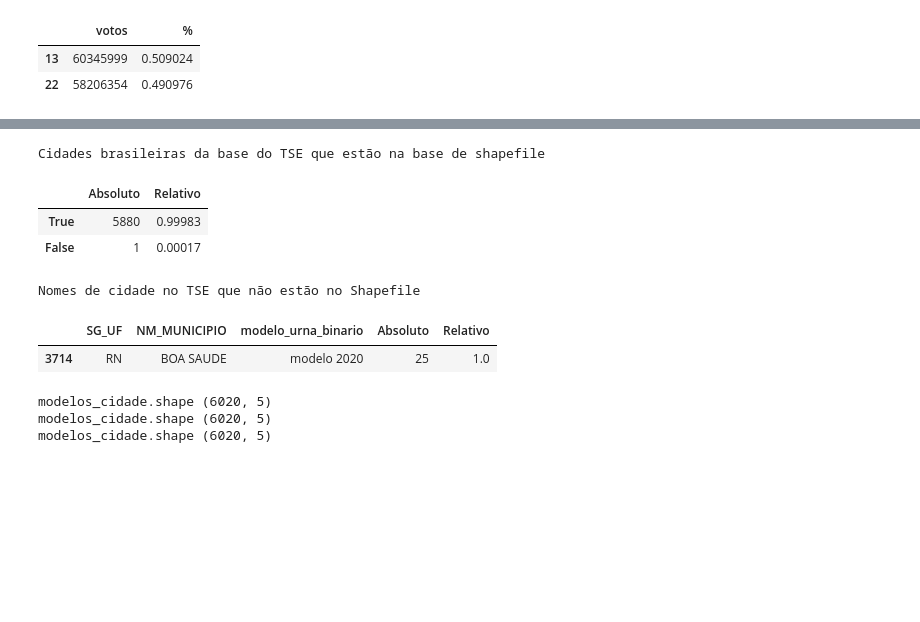
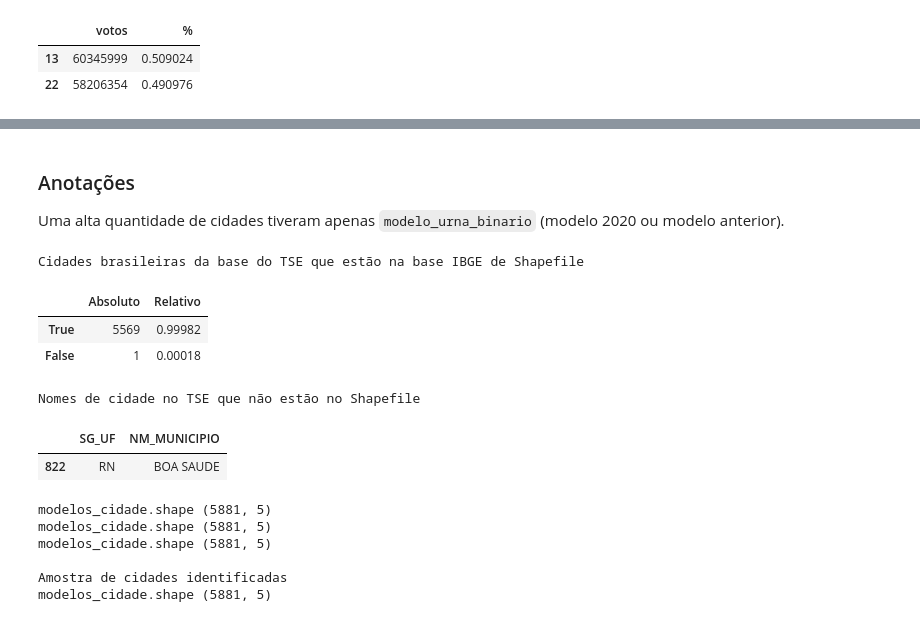
Before and after one commit to talestsp/audit2022p, a Jupyter notebook: notebooks/2.2 - AnáliseMapaVotaçãoUrnas.ipynb, the cells around one changed output, grey strips where cells are left out. Saved outputs shown, nothing was run; the diff lists cells and outputs as text; code cells hidden in the pictures; blank space fills up the shorter version.

```diff
--- a/notebooks/2.2 - AnáliseMapaVotaçãoUrnas.ipynb
+++ b/notebooks/2.2 - AnáliseMapaVotaçãoUrnas.ipynb
@@ -44,0 +30,9 @@ estados.sample(5)
+# %%
+estados = pd.read_csv(FILEPATH_PROC_ESTADOS, sep=";")
+
+cols_locais = ["REGIAO", "ESTADO", "CAPITAL"]
+
+estados[cols_locais] = estados[cols_locais].apply(lambda col : col.str.upper())
+estados[cols_locais] = estados[cols_locais].apply(lambda col: dflib.remove_acento_list(col.str.upper()))
+
+estados.sample(5)
@@ -166,0 +150,5 @@ Cidades com 100% de urnas do mesmo modelo
+# %%
+print("A variavel 'modelos_cidade' representa a contagem 'modelo_urna_binario' por município")
+modelos_cidade = dfu.groupby(["SG_UF", "NM_MUNICIPIO"]).apply(lambda g : stats.freq(g["modelo_urna_binario"])).reset_index().rename(columns={"level_2": "modelo_urna_binario"})
+modelos_cidade = modelos_cidade[modelos_cidade["SG_UF"] != "ZZ"]
+prt.display(modelos_cidade.sample(8))
@@ -166,0 +166,5 @@ Cidades com 100% de urnas do mesmo modelo
+# %%
+print("A variavel 'qtd_modelos_cidade' representa a contagem diferentes 'modelo_urna_binario' por município")
+qtd_modelos_cidade = modelos_cidade.groupby(["SG_UF", "NM_MUNICIPIO"]).apply(len).sort_values(ascending=False)
+qtd_modelos_cidade = qtd_modelos_cidade.to_frame("qtd_modelo_urna_binario").reset_index()
+qtd_modelos_cidade.sample(8)
@@ -167,37 +200,50 @@ Cidades com 100% de urnas do mesmo modelo
+# %% [markdown]
+### Anotações
+Uma alta quantidade de cidades tiveram apenas `modelo_urna_binario` (modelo 2020 ou modelo anterior).
 # %%
 df_gpd = gpd.read_file(FILEPATH_PROC_IBGE_SHAPEFILE)
 
 if ESTADO != "Brasil":
     df_gpd = df_gpd[df_gpd["SIGLA"] == ESTADO]
 
 
-print("Cidades brasileiras da base do TSE que estão na base de shapefile")
-prt.display(stats.freq(modelos_cidade[modelos_cidade["SG_UF"] != "ZZ"]["NM_MUNICIPIO"].isin(df_gpd["NM_MUN"].str.upper())))
+print("Cidades brasileiras da base do TSE que estão na base IBGE de Shapefile")
+tem_tse_tem_shp = (qtd_modelos_cidade["SG_UF"] + " " + qtd_modelos_cidade["NM_MUNICIPIO"]).drop_duplicates().isin(df_gpd["SIGLA"] + " " + df_gpd["NM_MUN"])
+
+prt.display(stats.freq(tem_tse_tem_shp))
 
 print("Nomes de cidade no TSE que não estão no Shapefile")
-prt.display(modelos_cidade[(~modelos_cidade["NM_MUNICIPIO"].isin(df_gpd["NM_MUN"].str.upper())) &
-                           (modelos_cidade["SG_UF"] != "ZZ")].sort_values("NM_MUNICIPIO"))
+
+prt.display(qtd_modelos_cidade[tem_tse_tem_shp == False].sort_values("NM_MUNICIPIO")[["SG_UF", "NM_MUNICIPIO"]])
+
 print()
 print("modelos_cidade.shape", modelos_cidade.shape)
 modelos_gpd = modelos_cidade.merge(df_gpd[["NM_MUN", "SIGLA", "AREA_KM2", "geometry"]],
                                    left_on=["NM_MUNICIPIO", "SG_UF"],
                                    right_on=["NM_MUN", "SIGLA"],
                                    how="left").drop(["NM_MUN", "SIGLA"], axis=1)
 print("modelos_cidade.shape", modelos_cidade.shape)
 modelos_gpd = modelos_gpd.merge(estados, how="left",
                                 left_on=["SG_UF"], right_on=["SIGLA"])
 print("modelos_cidade.shape", modelos_cidade.shape)
 
 modelos_gpd = gpd.GeoDataFrame(modelos_gpd)
-prt.display(modelos_gpd.sample(min(5, len(modelos_gpd))))
+print("\nAmostra de cidades identificadas")
+modelos_gpd["cor_gradiente_modelo_urna_bin"] = modelos_gpd.apply(lambda row : entidade_urna.cor_gradiente(row), axis=1)
+modelos_gpd["cor_modelo_urna_bin"] = modelos_gpd["modelo_urna_binario"].replace(entidade_urna.COLOR_MODELO_URNA_BIN)
+print("modelos_cidade.shape", modelos_cidade.shape)
+# prt.display(modelos_gpd.sample(min(5, len(modelos_gpd))))
 # %% [output]
-Cidades brasileiras da base do TSE que estão na base de shapefile
+Cidades brasileiras da base do TSE que estão na base IBGE de Shapefile
 |  | Absoluto | Relativo |
-| True | 5880 | 0.99983 |
-| False | 1 | 0.00017 |
+| True | 5569 | 0.99982 |
+| False | 1 | 0.00018 |
 Nomes de cidade no TSE que não estão no Shapefile
-|  | SG_UF | NM_MUNICIPIO | modelo_urna_binario | Absoluto | Relativo |
-| 3714 | RN | BOA SAUDE | modelo 2020 | 25 | 1.0 |
+|  | SG_UF | NM_MUNICIPIO |
+| 822 | RN | BOA SAUDE |
-modelos_cidade.shape (6020, 5)
-modelos_cidade.shape (6020, 5)
-modelos_cidade.shape (6020, 5)
+modelos_cidade.shape (5881, 5)
+modelos_cidade.shape (5881, 5)
+modelos_cidade.shape (5881, 5)
+
+Amostra de cidades identificadas
+modelos_cidade.shape (5881, 5)
```
Also changed, not shown: parts of 22 cells of this notebook, 6 other files.
